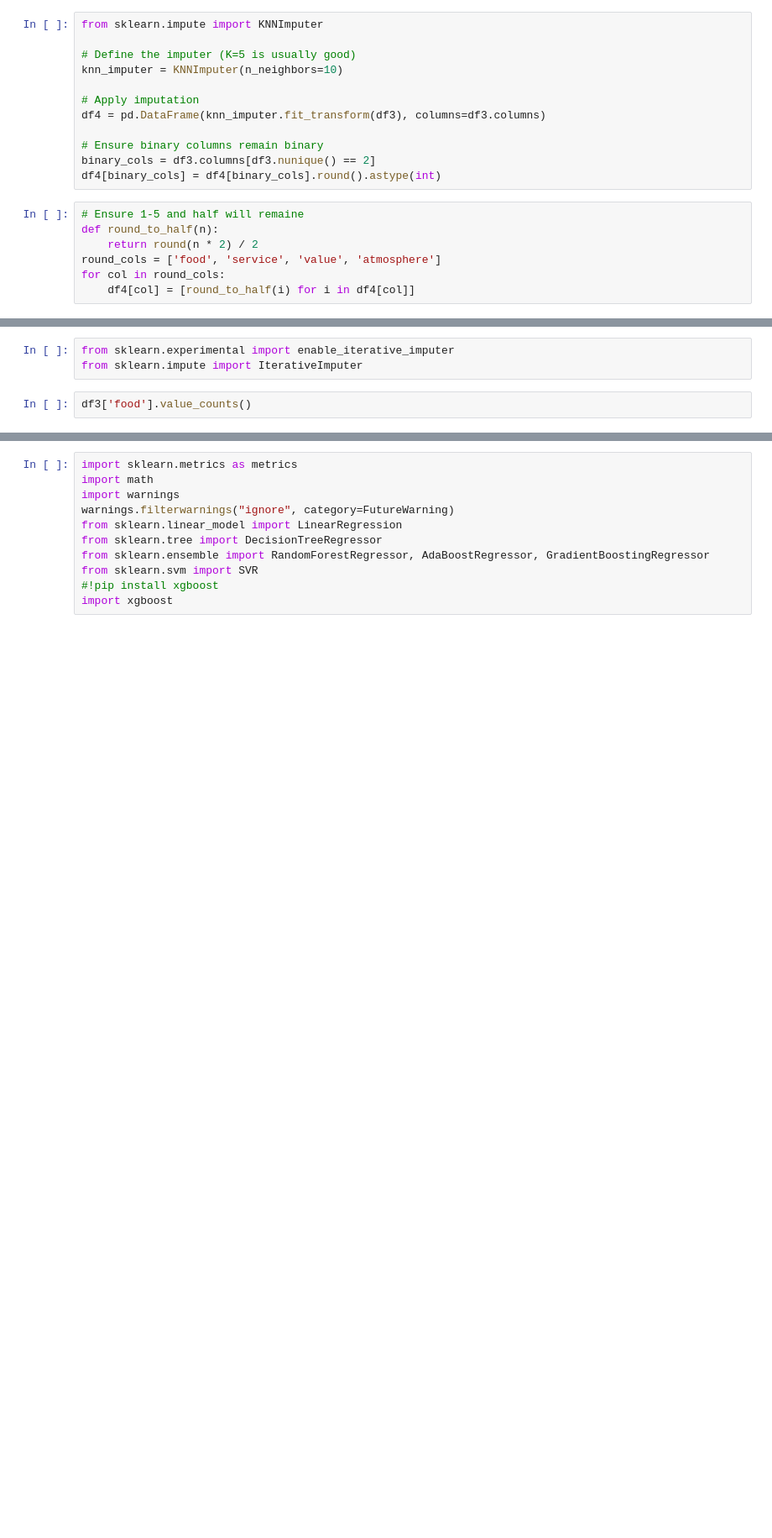
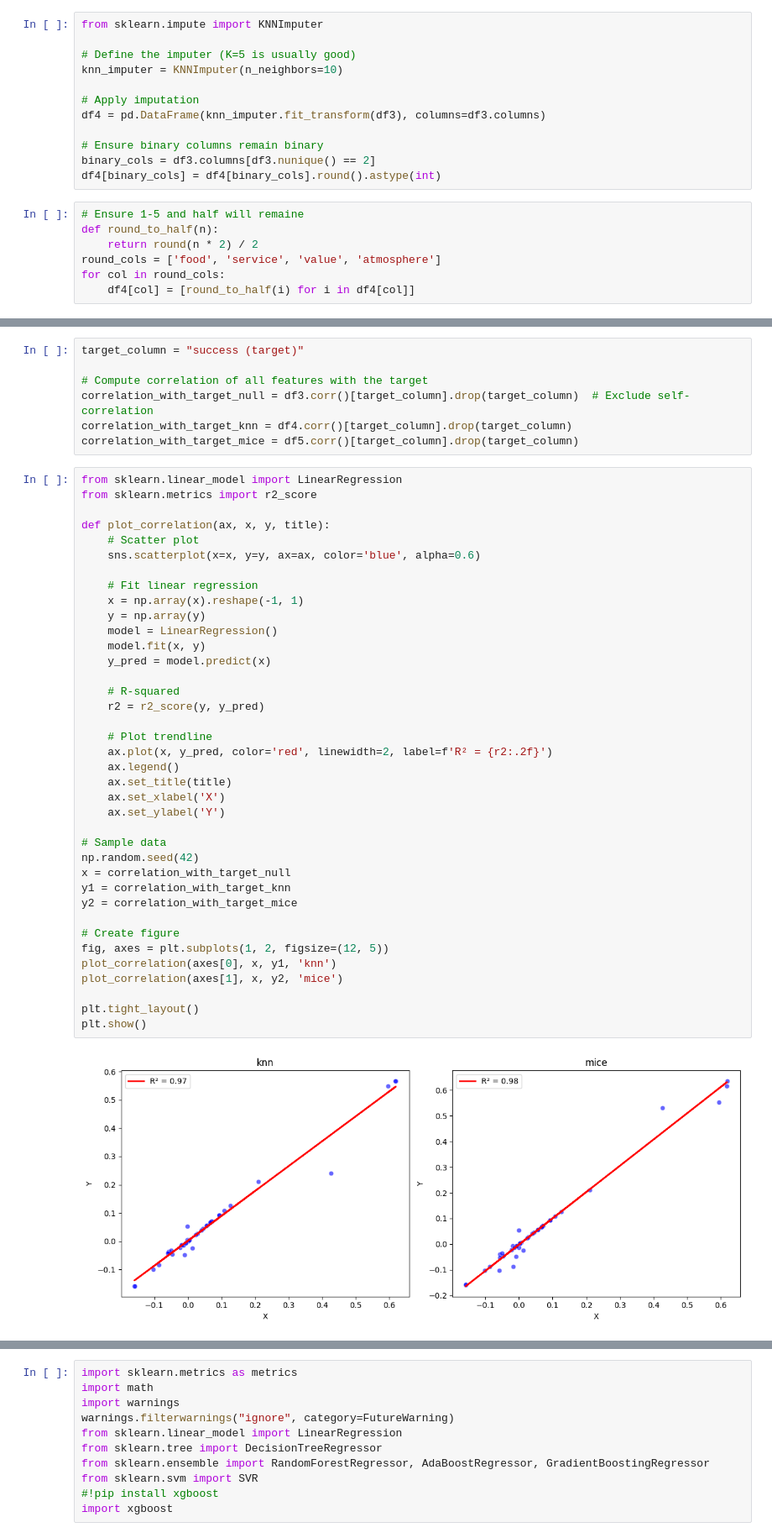
Before and after one commit to yeshurunlevi/popularity-of-restaurants-in-Greece, a Jupyter notebook: popularity_of_restaurants_in_Greece.ipynb, the cells around one changed output, grey strips where cells are left out. Shown at 84% size. Drawn from its saved outputs; the diff is of its cells as text; blank space fills up the shorter version.

```diff
--- a/popularity_of_restaurants_in_Greece.ipynb
+++ b/popularity_of_restaurants_in_Greece.ipynb
@@ -504,5 +684,47 @@ NameError: name 'df_num_non_dummy' is not defined
-# %%
-from sklearn.experimental import enable_iterative_imputer
-from sklearn.impute import IterativeImputer
-# %%
-df3['food'].value_counts()
+# %%
+target_column = "success (target)"
+
+# Compute correlation of all features with the target
+correlation_with_target_null = df3.corr()[target_column].drop(target_column)  # Exclude self-correlation
+correlation_with_target_knn = df4.corr()[target_column].drop(target_column)
+correlation_with_target_mice = df5.corr()[target_column].drop(target_column)
+# %%
+from sklearn.linear_model import LinearRegression
+from sklearn.metrics import r2_score
+
+def plot_correlation(ax, x, y, title):
+    # Scatter plot
+    sns.scatterplot(x=x, y=y, ax=ax, color='blue', alpha=0.6)
+
+    # Fit linear regression
+    x = np.array(x).reshape(-1, 1)
+    y = np.array(y)
+    model = LinearRegression()
+    model.fit(x, y)
+    y_pred = model.predict(x)
+
+    # R-squared
+    r2 = r2_score(y, y_pred)
+
+    # Plot trendline
+    ax.plot(x, y_pred, color='red', linewidth=2, label=f'R² = {r2:.2f}')
+    ax.legend()
+    ax.set_title(title)
+    ax.set_xlabel('X')
+    ax.set_ylabel('Y')
+
+# Sample data
+np.random.seed(42)
+x = correlation_with_target_null
+y1 = correlation_with_target_knn
+y2 = correlation_with_target_mice
+
+# Create figure
+fig, axes = plt.subplots(1, 2, figsize=(12, 5))
+plot_correlation(axes[0], x, y1, 'knn')
+plot_correlation(axes[1], x, y2, 'mice')
+
+plt.tight_layout()
+plt.show()
+# %% [output]
+[figure, added]
```
Also changed, not shown: parts of 17 cells of this notebook.
